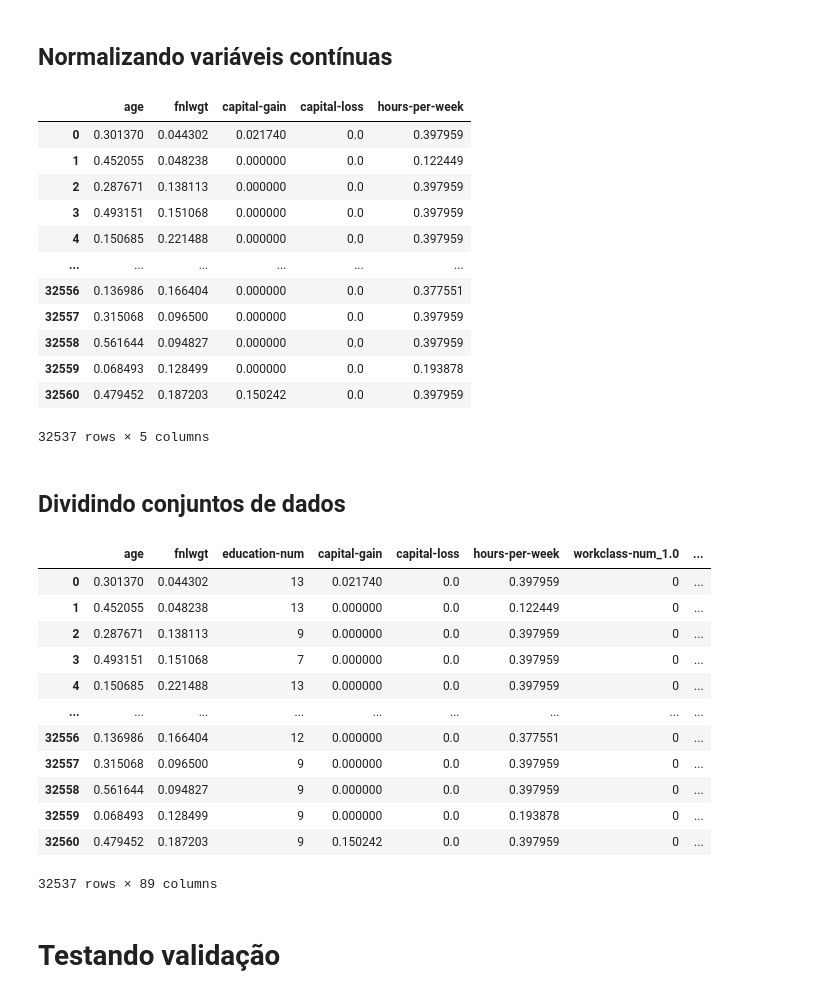
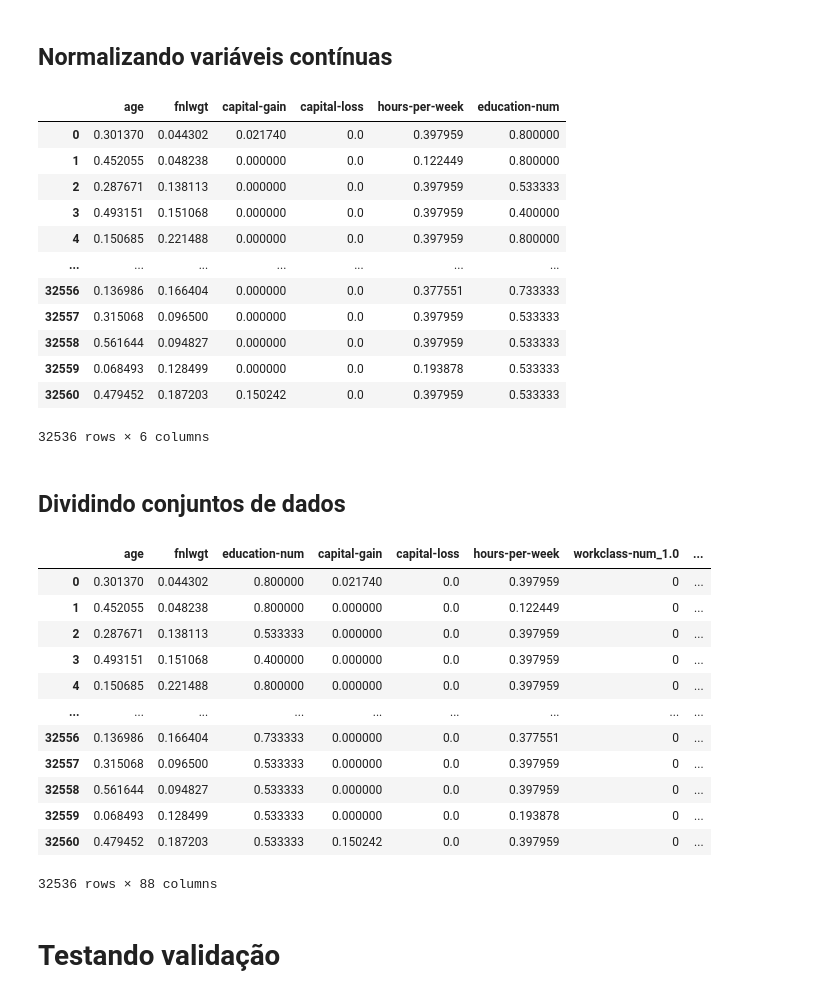
Before and after one commit to mariamaOlive/modelos-preditivos-residencia, a Jupyter notebook: Census.ipynb, the cells around one changed output. Drawn from its saved outputs; the diff is of its cells as text; code cells hidden in the pictures.

```diff
--- a/Census.ipynb
+++ b/Census.ipynb
@@ -88,3 +121,5 @@ dtype: object
+# %%
+df = df[df['native-country']!=" Holand-Netherlands"]
 # %% [markdown]
 ## Descrição dos dados
 # %%
@@ -450,23 +482,24 @@ native-country-num
 from sklearn.preprocessing import MinMaxScaler
 
 normalize = MinMaxScaler()
-df[["age", "fnlwgt", "capital-gain", "capital-loss", "hours-per-week"]] = normalize.fit_transform(df[["age", "fnlwgt", "capital-gain", "capital-loss", "hours-per-week"]])
+df[["age", "fnlwgt", "capital-gain", "capital-loss", "hours-per-week", "education-num"]] = normalize.fit_transform(df[["age", "fnlwgt", "capital-gain", "capital-loss", "hours-per-week", "education-num"]])
+df_test[["age", "fnlwgt", "capital-gain", "capital-loss", "hours-per-week", "education-num"]] = normalize.fit_transform(df_test[["age", "fnlwgt", "capital-gain", "capital-loss", "hours-per-week", "education-num"]])
 # %%
-df[["age", "fnlwgt", "capital-gain", "capital-loss", "hours-per-week"]]
+df[["age", "fnlwgt", "capital-gain", "capital-loss", "hours-per-week", "education-num"]]
 # %% [output]
-|  | age | fnlwgt | capital-gain | capital-loss | hours-per-week |
-| 0 | 0.301370 | 0.044302 | 0.021740 | 0.0 | 0.397959 |
-| 1 | 0.452055 | 0.048238 | 0.000000 | 0.0 | 0.122449 |
-| 2 | 0.287671 | 0.138113 | 0.000000 | 0.0 | 0.397959 |
-| 3 | 0.493151 | 0.151068 | 0.000000 | 0.0 | 0.397959 |
-| 4 | 0.150685 | 0.221488 | 0.000000 | 0.0 | 0.397959 |
-| ... | ... | ... | ... | ... | ... |
-| 32556 | 0.136986 | 0.166404 | 0.000000 | 0.0 | 0.377551 |
-| 32557 | 0.315068 | 0.096500 | 0.000000 | 0.0 | 0.397959 |
-| 32558 | 0.561644 | 0.094827 | 0.000000 | 0.0 | 0.397959 |
-| 32559 | 0.068493 | 0.128499 | 0.000000 | 0.0 | 0.193878 |
-| 32560 | 0.479452 | 0.187203 | 0.150242 | 0.0 | 0.397959 |
+|  | age | fnlwgt | capital-gain | capital-loss | hours-per-week | education-num |
+| 0 | 0.301370 | 0.044302 | 0.021740 | 0.0 | 0.397959 | 0.800000 |
+| 1 | 0.452055 | 0.048238 | 0.000000 | 0.0 | 0.122449 | 0.800000 |
+| 2 | 0.287671 | 0.138113 | 0.000000 | 0.0 | 0.397959 | 0.533333 |
+| 3 | 0.493151 | 0.151068 | 0.000000 | 0.0 | 0.397959 | 0.400000 |
+| 4 | 0.150685 | 0.221488 | 0.000000 | 0.0 | 0.397959 | 0.800000 |
+| ... | ... | ... | ... | ... | ... | ... |
+| 32556 | 0.136986 | 0.166404 | 0.000000 | 0.0 | 0.377551 | 0.733333 |
+| 32557 | 0.315068 | 0.096500 | 0.000000 | 0.0 | 0.397959 | 0.533333 |
+| 32558 | 0.561644 | 0.094827 | 0.000000 | 0.0 | 0.397959 | 0.533333 |
+| 32559 | 0.068493 | 0.128499 | 0.000000 | 0.0 | 0.193878 | 0.533333 |
+| 32560 | 0.479452 | 0.187203 | 0.150242 | 0.0 | 0.397959 | 0.533333 |
-32537 rows × 5 columns
+32536 rows × 6 columns
 # %% [markdown]
 ## Dividindo conjuntos de dados
 # %%
@@ -478,18 +517,18 @@ y_train = df["class"].values
 df.drop(["class", "education", "workclass", "workclass-num","marital-status", "occupation", "occupation-num", "relationship", "race", "sex", "native-country", "native-country-num"], axis = 1)
 # %% [output]
 |  | age | fnlwgt | education-num | capital-gain | capital-loss | hours-per-week | workclass-num_1.0 | ... |
-| 0 | 0.301370 | 0.044302 | 13 | 0.021740 | 0.0 | 0.397959 | 0 | ... |
-| 1 | 0.452055 | 0.048238 | 13 | 0.000000 | 0.0 | 0.122449 | 0 | ... |
-| 2 | 0.287671 | 0.138113 | 9 | 0.000000 | 0.0 | 0.397959 | 0 | ... |
-| 3 | 0.493151 | 0.151068 | 7 | 0.000000 | 0.0 | 0.397959 | 0 | ... |
-| 4 | 0.150685 | 0.221488 | 13 | 0.000000 | 0.0 | 0.397959 | 0 | ... |
+| 0 | 0.301370 | 0.044302 | 0.800000 | 0.021740 | 0.0 | 0.397959 | 0 | ... |
+| 1 | 0.452055 | 0.048238 | 0.800000 | 0.000000 | 0.0 | 0.122449 | 0 | ... |
+| 2 | 0.287671 | 0.138113 | 0.533333 | 0.000000 | 0.0 | 0.397959 | 0 | ... |
+| 3 | 0.493151 | 0.151068 | 0.400000 | 0.000000 | 0.0 | 0.397959 | 0 | ... |
+| 4 | 0.150685 | 0.221488 | 0.800000 | 0.000000 | 0.0 | 0.397959 | 0 | ... |
 | ... | ... | ... | ... | ... | ... | ... | ... | ... |
-| 32556 | 0.136986 | 0.166404 | 12 | 0.000000 | 0.0 | 0.377551 | 0 | ... |
-| 32557 | 0.315068 | 0.096500 | 9 | 0.000000 | 0.0 | 0.397959 | 0 | ... |
-| 32558 | 0.561644 | 0.094827 | 9 | 0.000000 | 0.0 | 0.397959 | 0 | ... |
-| 32559 | 0.068493 | 0.128499 | 9 | 0.000000 | 0.0 | 0.193878 | 0 | ... |
-| 32560 | 0.479452 | 0.187203 | 9 | 0.150242 | 0.0 | 0.397959 | 0 | ... |
+| 32556 | 0.136986 | 0.166404 | 0.733333 | 0.000000 | 0.0 | 0.377551 | 0 | ... |
+| 32557 | 0.315068 | 0.096500 | 0.533333 | 0.000000 | 0.0 | 0.397959 | 0 | ... |
+| 32558 | 0.561644 | 0.094827 | 0.533333 | 0.000000 | 0.0 | 0.397959 | 0 | ... |
+| 32559 | 0.068493 | 0.128499 | 0.533333 | 0.000000 | 0.0 | 0.193878 | 0 | ... |
+| 32560 | 0.479452 | 0.187203 | 0.533333 | 0.150242 | 0.0 | 0.397959 | 0 | ... |
-32537 rows × 89 columns
+32536 rows × 88 columns
 # %% [markdown]
 # Testando validação
 # %%
```
Also changed, not shown: parts of 53 cells of this notebook.
